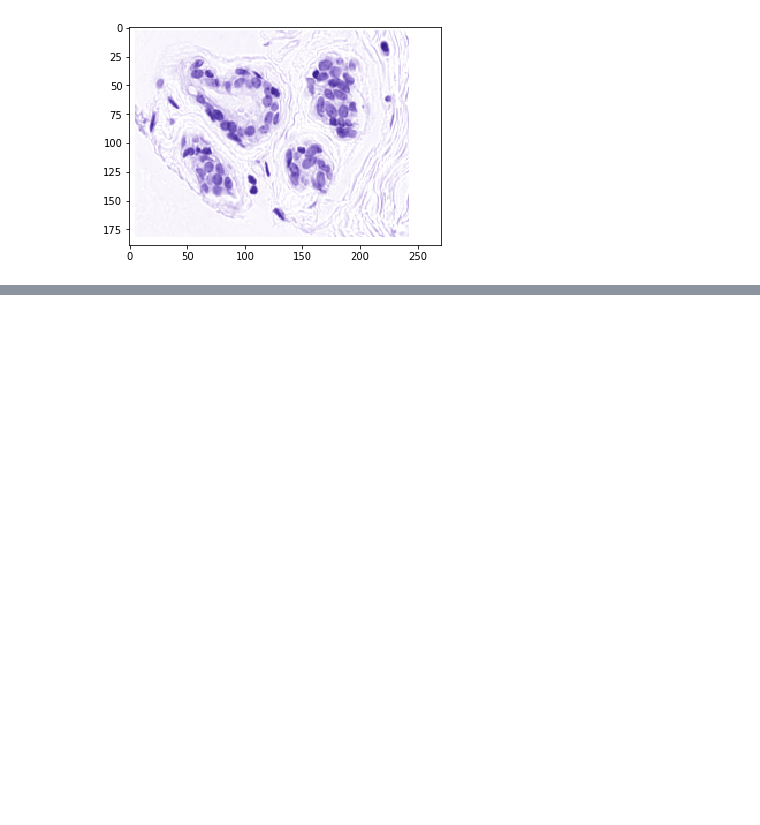
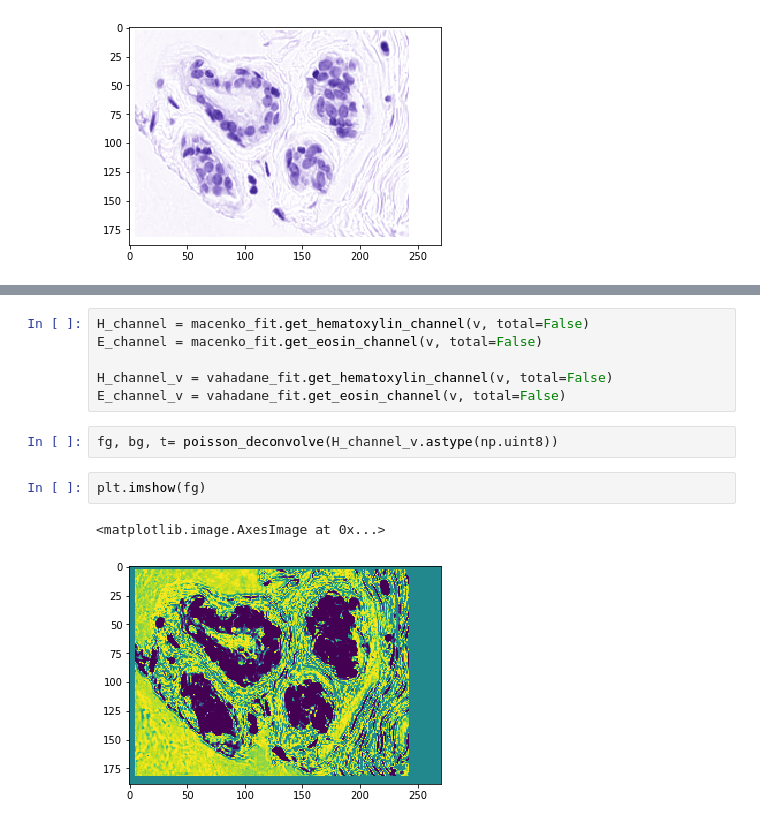
Before and after one commit to saketkc/pyvirchow, a Jupyter notebook: notebooks/04.Normalization-demo.ipynb, the cells around one changed output, grey strips where cells are left out. Drawn from its saved outputs; the diff is of its cells as text; blank space fills up the shorter version.

```diff
--- a/notebooks/04.Normalization-demo.ipynb
+++ b/notebooks/04.Normalization-demo.ipynb
@@ -1028,0 +1000,13 @@ macenko_fit.get_hematoxylin_stain()
+# %%
+H_channel = macenko_fit.get_hematoxylin_channel(v, total=False)
+E_channel = macenko_fit.get_eosin_channel(v, total=False)
+
+H_channel_v = vahadane_fit.get_hematoxylin_channel(v, total=False)
+E_channel_v = vahadane_fit.get_eosin_channel(v, total=False)
+# %%
+fg, bg, t= poisson_deconvolve(H_channel_v.astype(np.uint8))
+# %%
+plt.imshow(fg)
+# %% [output]
+<matplotlib.image.AxesImage at 0x...>
+[figure, added]
```
Also changed, not shown: parts of 25 cells of this notebook, 8 other files.
